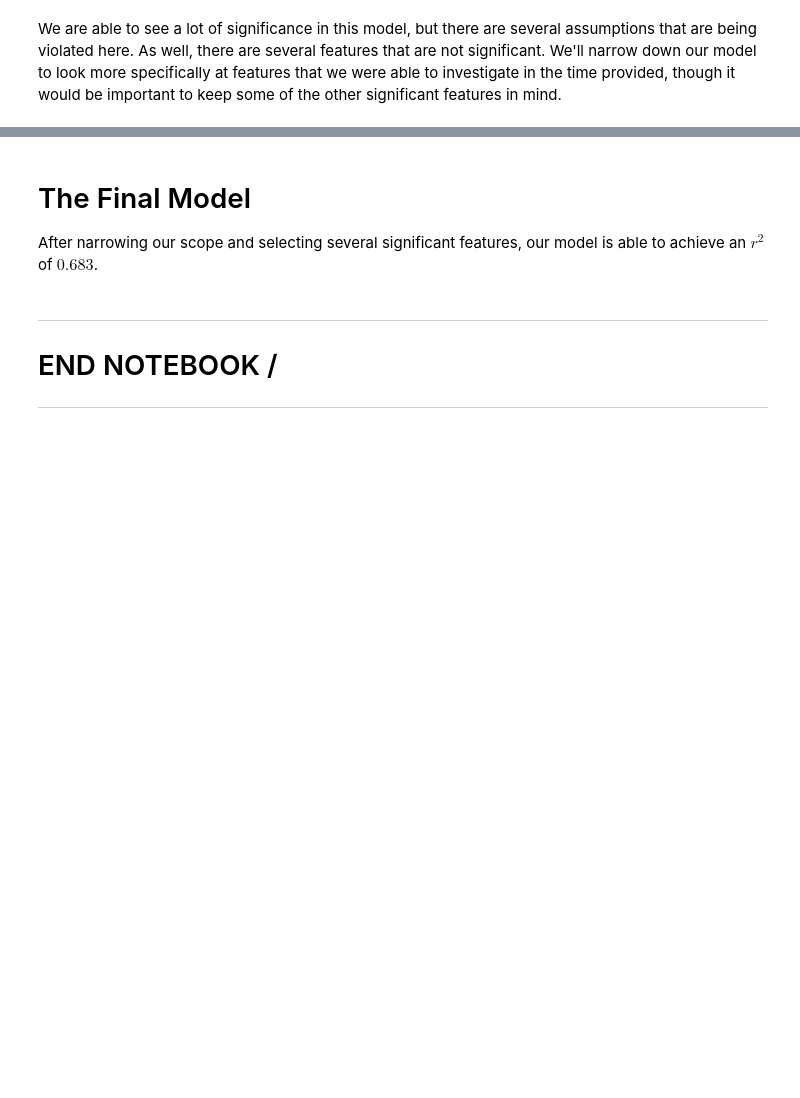
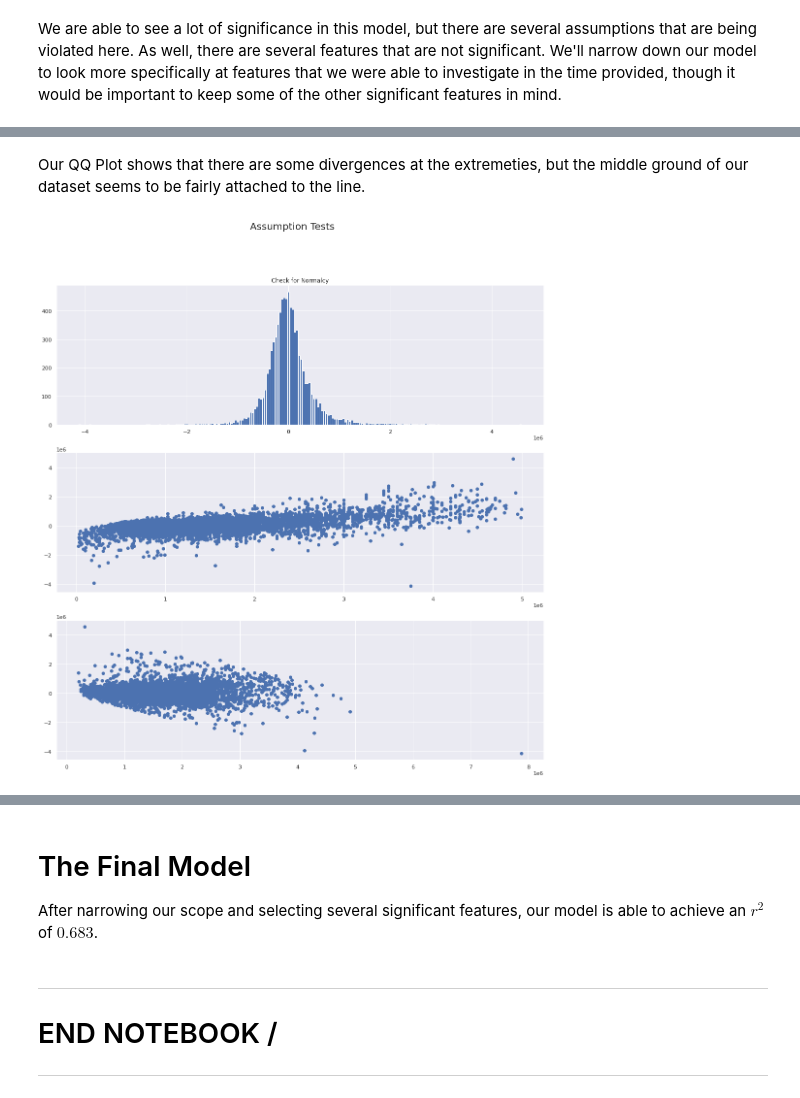
Before and after one commit to ParkedHampster/Modeled_Homes-Phase_2, a Jupyter notebook: index.ipynb, the cells around one changed output, grey strips where cells are left out. Cells and saved outputs as stored; diff of their text form; code cells hidden in the pictures; blank space fills up the shorter version.

```diff
--- a/index.ipynb
+++ b/index.ipynb
@@ -936,0 +948,21 @@ multicollinearity or other numerical problems.
+# %% [markdown]
+Our QQ Plot shows that there are some divergences at the extremeties, but the middle ground of our dataset seems to be fairly attached to the line.
+# %%
+fig, ax = plt.subplots(3,1,figsize=(18,18))
+ax[0].hist(prices_resids,bins='auto')
+ax[0].set(
+    title='Check for Normalcy',
+)
+
+ax[1].scatter(y,prices_resids)
+ax[1].set(
+)
+
+ax[2].scatter(prices_preds,prices_resids)
+ax[2].set(
+)
+
+fig.suptitle('Assumption Tests',fontsize=20)
+'';
+# %% [output]
+[figure, added]
```
Also changed, not shown: parts of 23 cells of this notebook.
